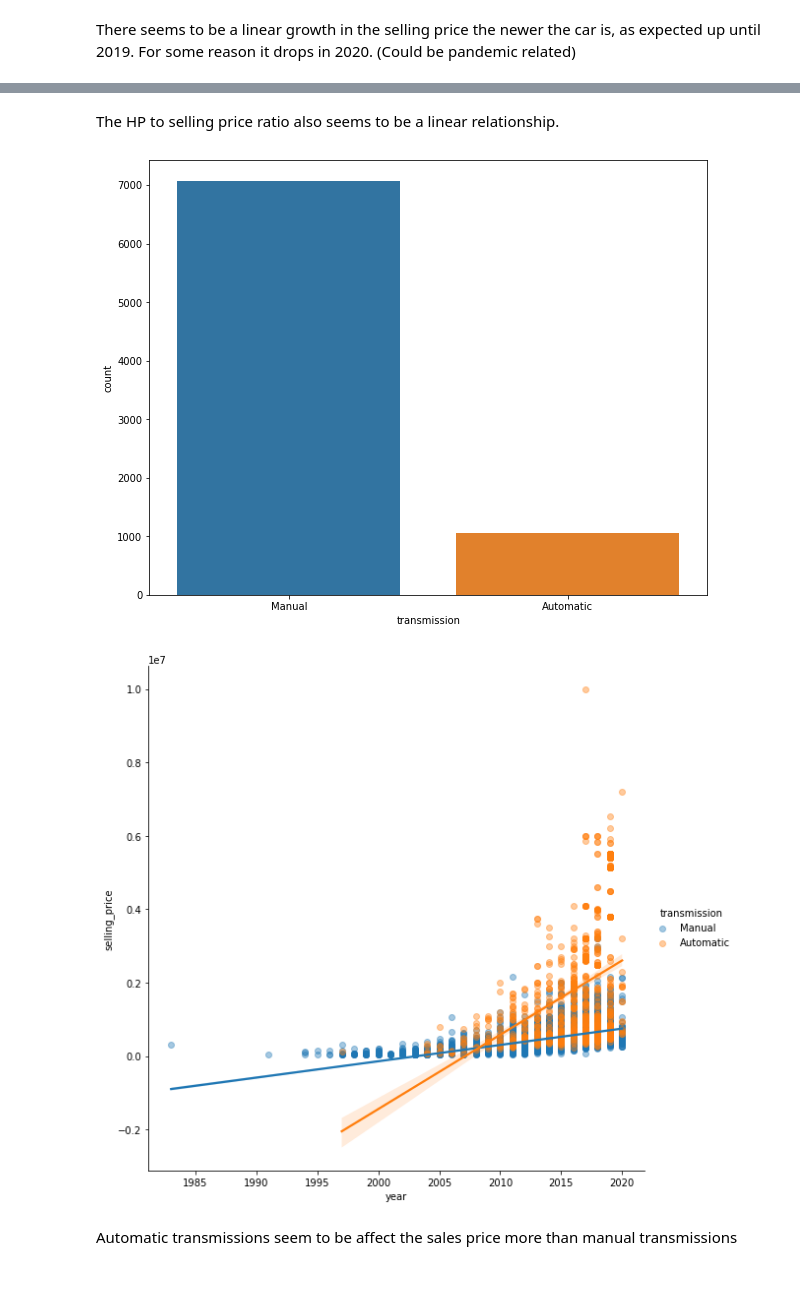
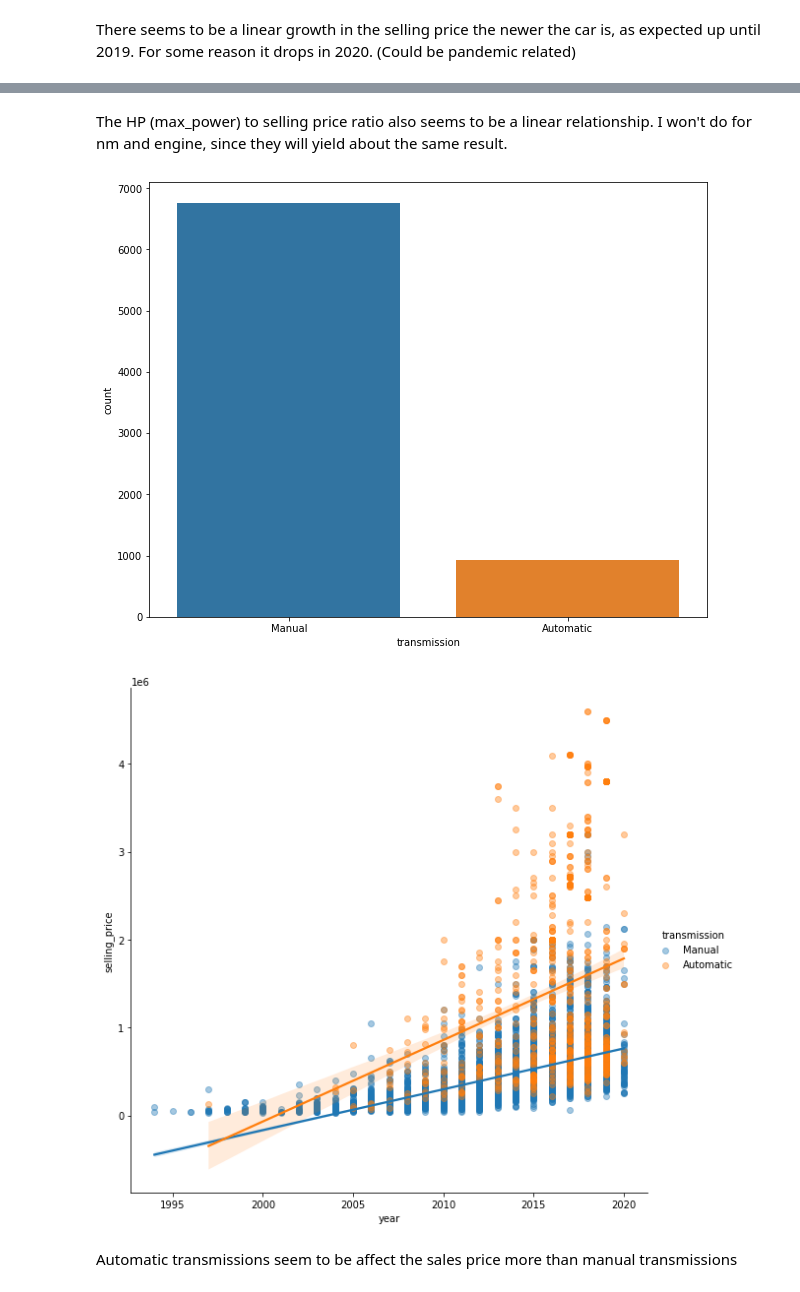
Before and after one commit to mnbuhl/used-car-price, a Jupyter notebook: data_visualization.ipynb, the cells around one changed output, grey strips where cells are left out. Drawn from its saved outputs; the diff is of its cells as text; code cells hidden in the pictures.

```diff
--- a/data_visualization.ipynb
+++ b/data_visualization.ipynb
@@ -86,16 +86,16 @@ plt.show()
 # %% [markdown]
-The HP to selling price ratio also seems to be a linear relationship.
+The HP (max_power) to selling price ratio also seems to be a linear relationship. I won't do for nm and engine, since they will yield about the same result.
 # %%
 plt.figure(figsize=(10, 8))
-sns.countplot(x="transmission", data=dataset_unaltered)
+sns.countplot(x="transmission", data=dataset)
 plt.show()
 # %% [output]
-[figure, old version]
+[figure, new version]
 # %%
-sns.lmplot(x="year", y="selling_price", data=dataset_unaltered, hue="transmission", scatter_kws={"alpha" : 0.4}, height=8)
+sns.lmplot(x="year", y="selling_price", data=dataset, hue="transmission", scatter_kws={"alpha" : 0.4}, height=8)
 plt.show()
 # %% [output]
-[figure, old version]
+[figure, new version]
 # %% [markdown]
 Automatic transmissions seem to be affect the sales price more than manual transmissions
 # %%
```
Also changed, not shown: parts of 17 cells of this notebook, 4 other files.
